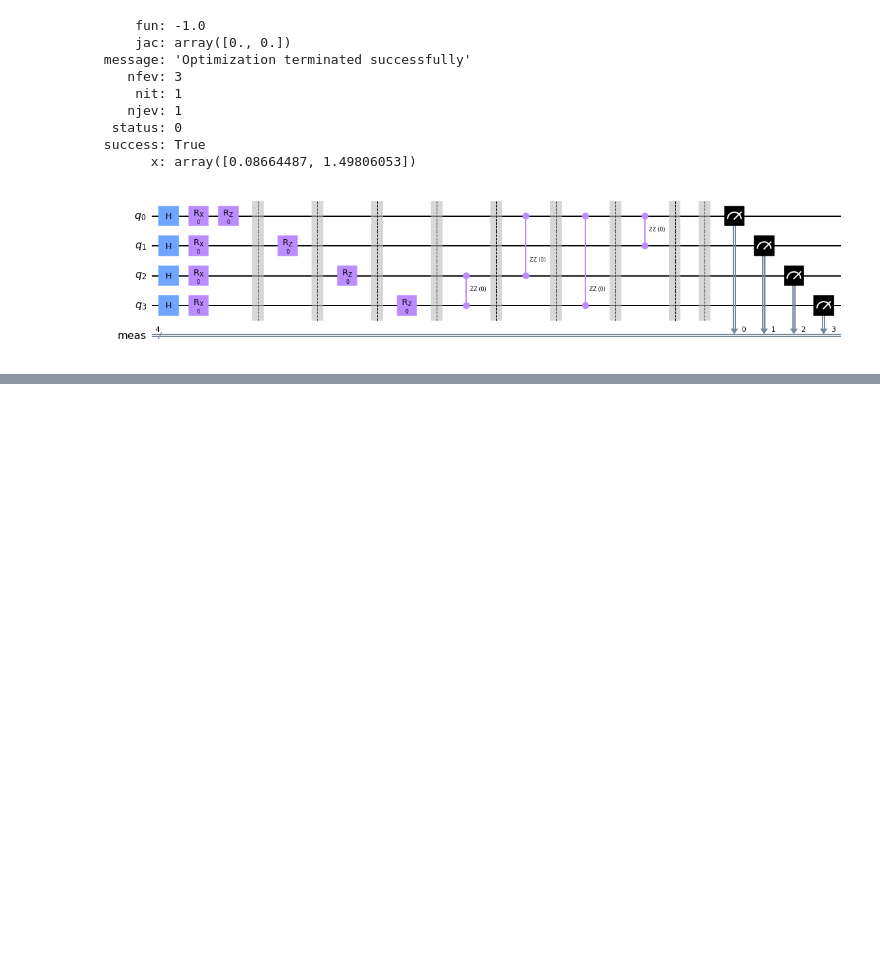
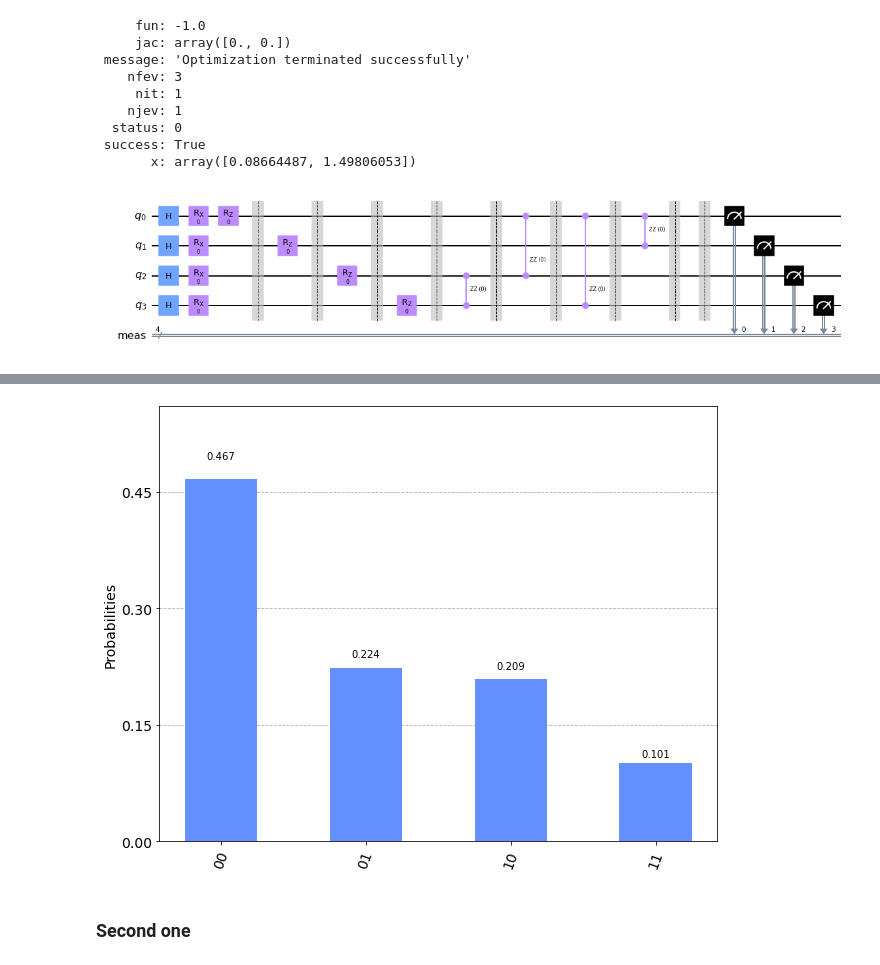
Before and after one commit to Gabrielkrzyzanowski/Quantum_Algorithms, a Jupyter notebook: QAOA_QUBO.ipynb, the cells around one changed output, grey strips where cells are left out. Cells and saved outputs as stored; diff of their text form; code cells hidden in the pictures; blank space fills up the shorter version.

```diff
--- a/QAOA_QUBO.ipynb
+++ b/QAOA_QUBO.ipynb
@@ -127,0 +205,6 @@ qc_res.draw(output='mpl')
+# %%
+plot_histogram(counts1,figsize=(10,8))
+# %% [output]
+[figure, added]
+# %% [markdown]
+### Second one
```
Also changed, not shown: parts of 16 cells of this notebook, 1 other file.
